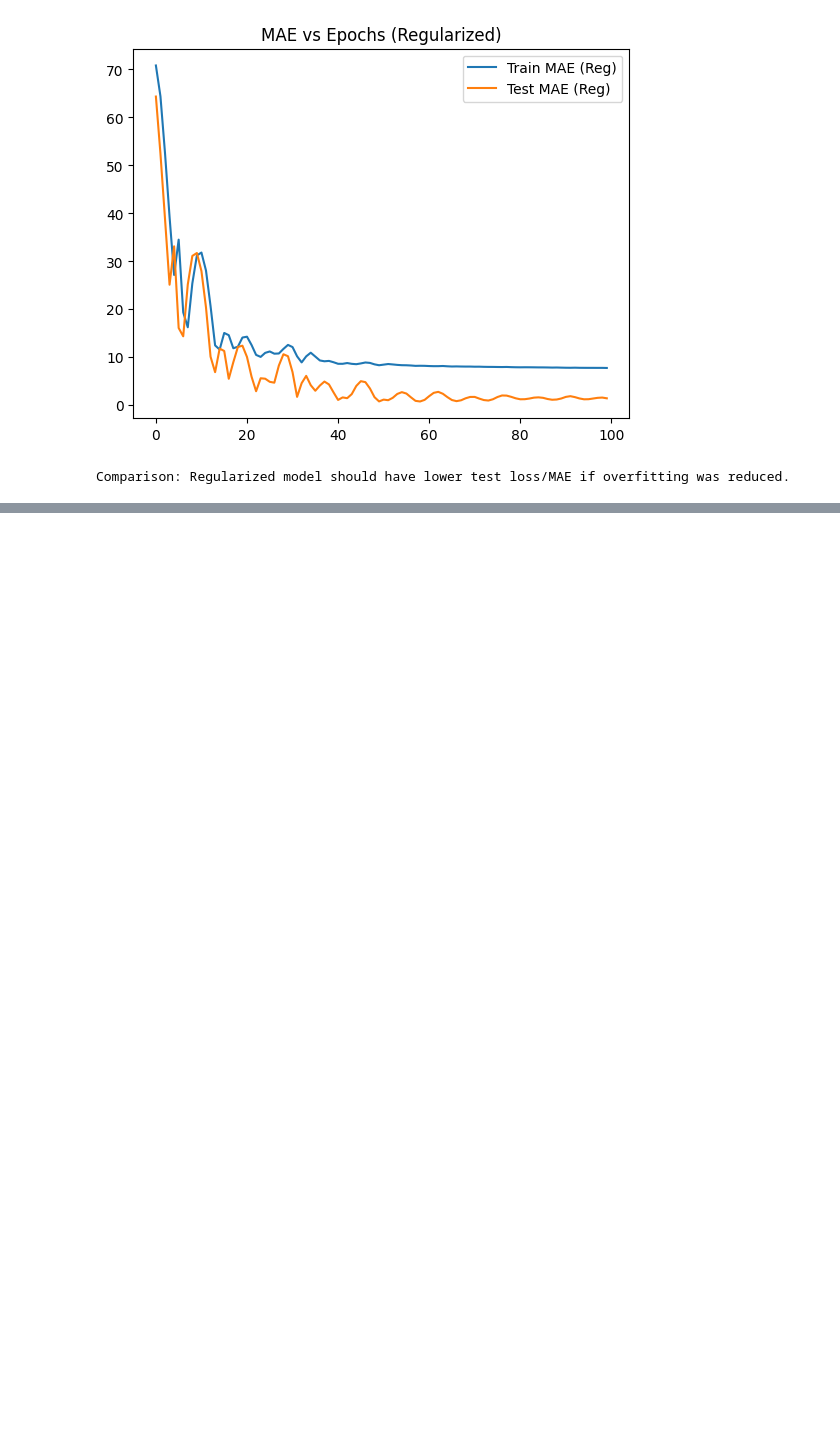
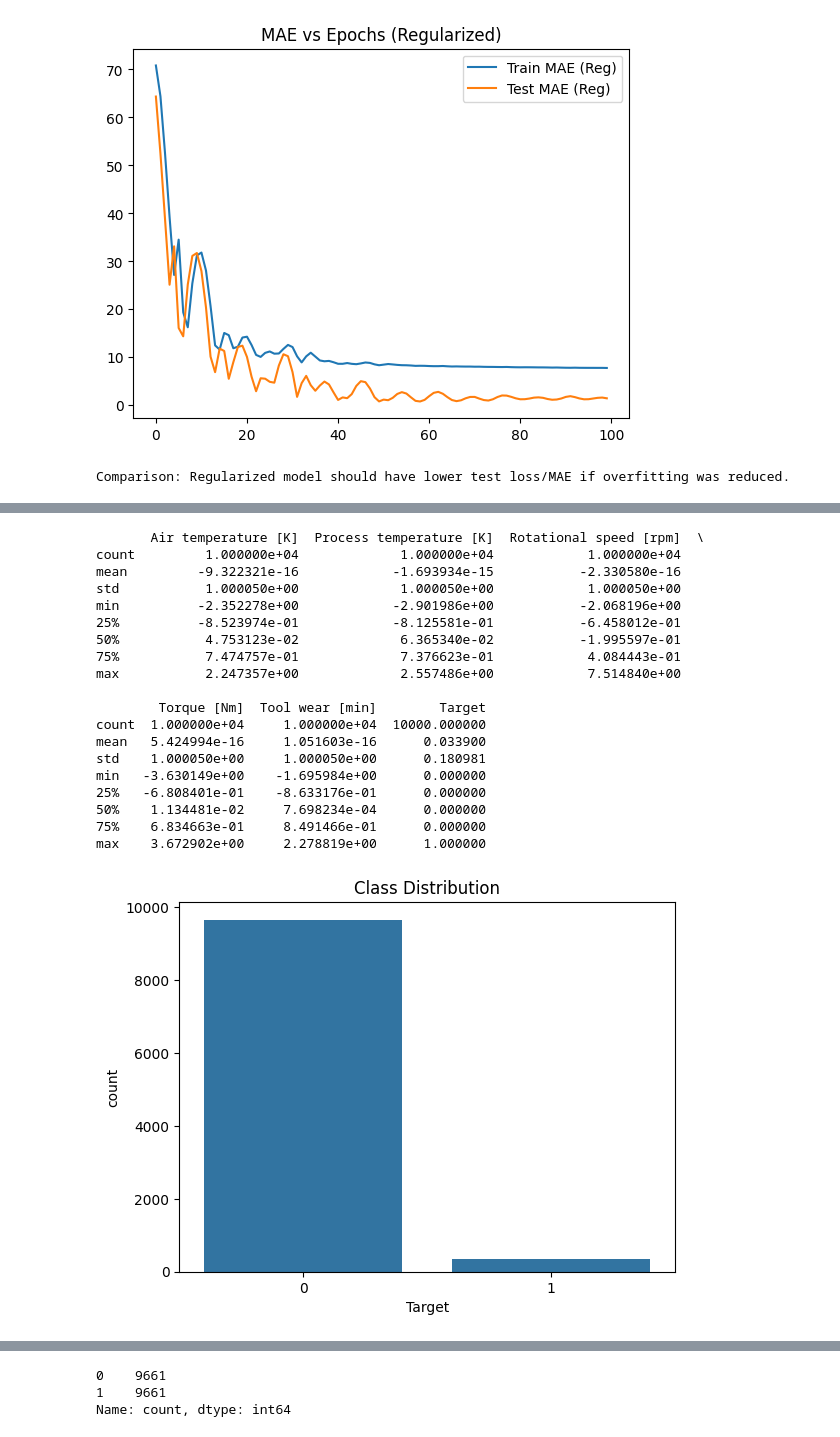
Before and after one commit to zachary013/lab1-deep-learning, a Jupyter notebook: lab1_deep_learning.ipynb, the cells around one changed output, grey strips where cells are left out. Drawn from its saved outputs; the diff is of its cells as text; code cells hidden in the pictures; blank space fills up the shorter version.

```diff
--- a/lab1_deep_learning.ipynb
+++ b/lab1_deep_learning.ipynb
@@ -277,3 +277,16 @@ print("Comparison: Regularized model should have lower test loss/MAE if overfitt
 [figure]
 [figure]
 Comparison: Regularized model should have lower test loss/MAE if overfitting was reduced.
+# %%
+# Load data (update path based on Cell 3 output)
+data = pd.read_csv(f'{maintenance_path}/predictive_maintenance.csv')  # Adjust if filename differs
+
+# Clean and preprocess
+print(data.isnull().sum())  # Check for missing values
+data = data.drop(['UDI', 'Product ID', 'Failure Type'], axis=1)  # Drop irrelevant columns
+data = pd.get_dummies(data, columns=['Type'], drop_first=True)  # Encode 'Type'
+numerical_cols = ['Air temperature [K]', 'Process temperature [K]', 'Rotational speed [rpm]', 'Torque [Nm]', 'Tool wear [min]']
+data[numerical_cols] = StandardScaler().fit_transform(data[numerical_cols])  # Standardize numerical features
+
+X = data.drop('Target', axis=1).values
+y = data['Target'].values
@@ -279,0 +305,32 @@ Comparison: Regularized model should have lower test loss/MAE if overfitting was
+# %%
+print(data.describe())  # Summary statistics
+sns.countplot(x='Target', data=data)  # Class distribution
+plt.title('Class Distribution')
+plt.show()
+
+# Correlation heatmap on numeric columns only
+numeric_data = data.select_dtypes(include=['float64', 'int64', 'uint8'])
+sns.heatmap(numeric_data.corr(), annot=True, cmap='coolwarm')
+plt.title('Feature Correlations')
+plt.show()
+# %% [output]
+       Air temperature [K]  Process temperature [K]  Rotational speed [rpm]  \
+count         1.000000e+04             1.000000e+04            1.000000e+04
+mean         -9.322321e-16            -1.693934e-15           -2.330580e-16
+std           1.000050e+00             1.000050e+00            1.000050e+00
+min          -2.352278e+00            -2.901986e+00           -2.068196e+00
+25%          -8.523974e-01            -8.125581e-01           -6.458012e-01
+50%           4.753123e-02             6.365340e-02           -1.995597e-01
+75%           7.474757e-01             7.376623e-01            4.084443e-01
+max           2.247357e+00             2.557486e+00            7.514840e+00
+
+        Torque [Nm]  Tool wear [min]        Target
+count  1.000000e+04     1.000000e+04  10000.000000
+mean   5.424994e-16     1.051603e-16      0.033900
+std    1.000050e+00     1.000050e+00      0.180981
+min   -3.630149e+00    -1.695984e+00      0.000000
+25%   -6.808401e-01    -8.633176e-01      0.000000
+50%    1.134481e-02     7.698234e-04      0.000000
+75%    6.834663e-01     8.491466e-01      0.000000
+max    3.672902e+00     2.278819e+00      1.000000
+[figure, added]
@@ -279,0 +338,8 @@ Comparison: Regularized model should have lower test loss/MAE if overfitting was
+# %%
+smote = SMOTE(random_state=42)
+X_balanced, y_balanced = smote.fit_resample(X, y)  # Balance the dataset
+print(pd.Series(y_balanced).value_counts())  # Verify class balance
+# %% [output]
+0    9661
+1    9661
+Name: count, dtype: int64
```
Also changed, not shown: parts of 7 cells of this notebook.
